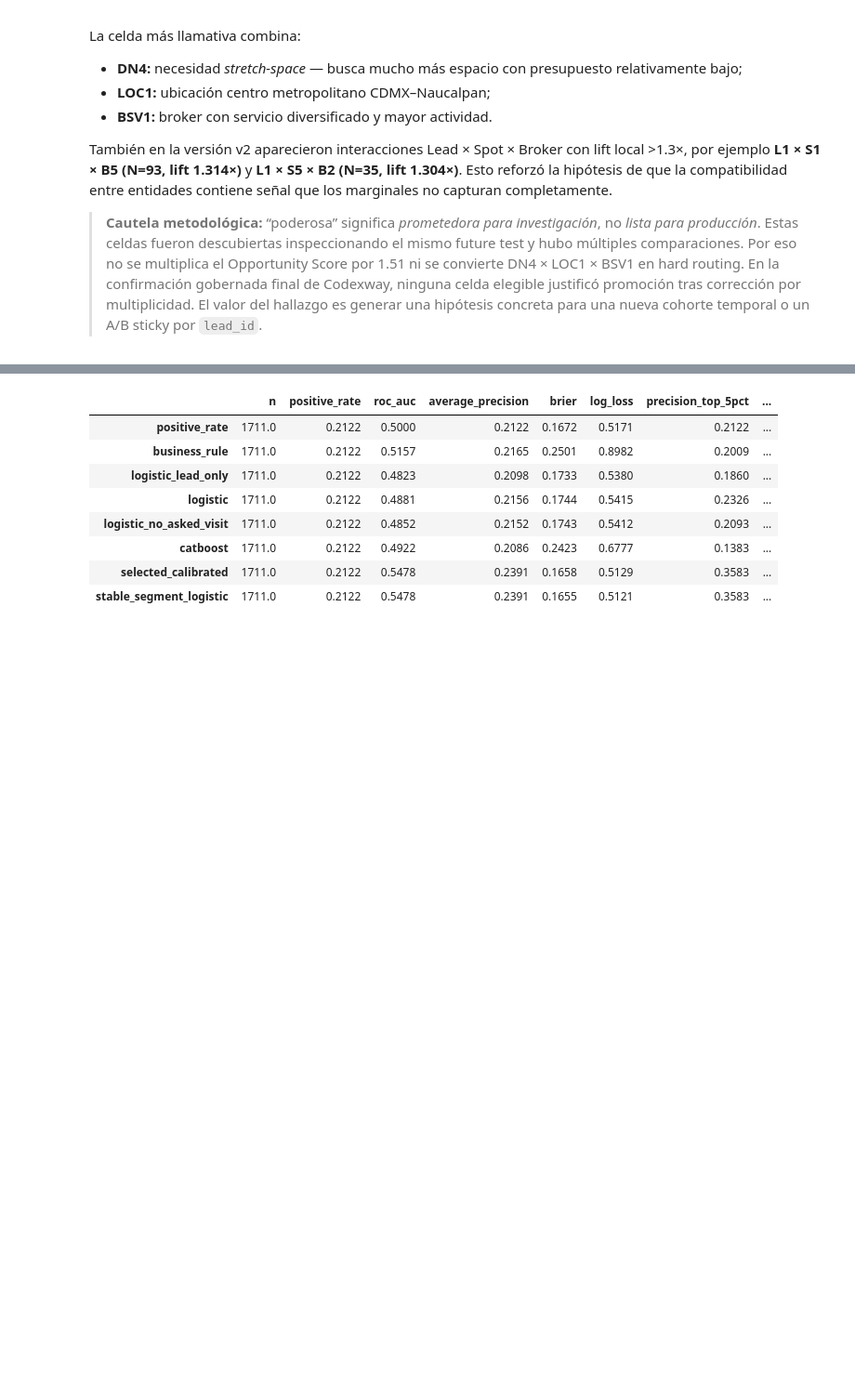
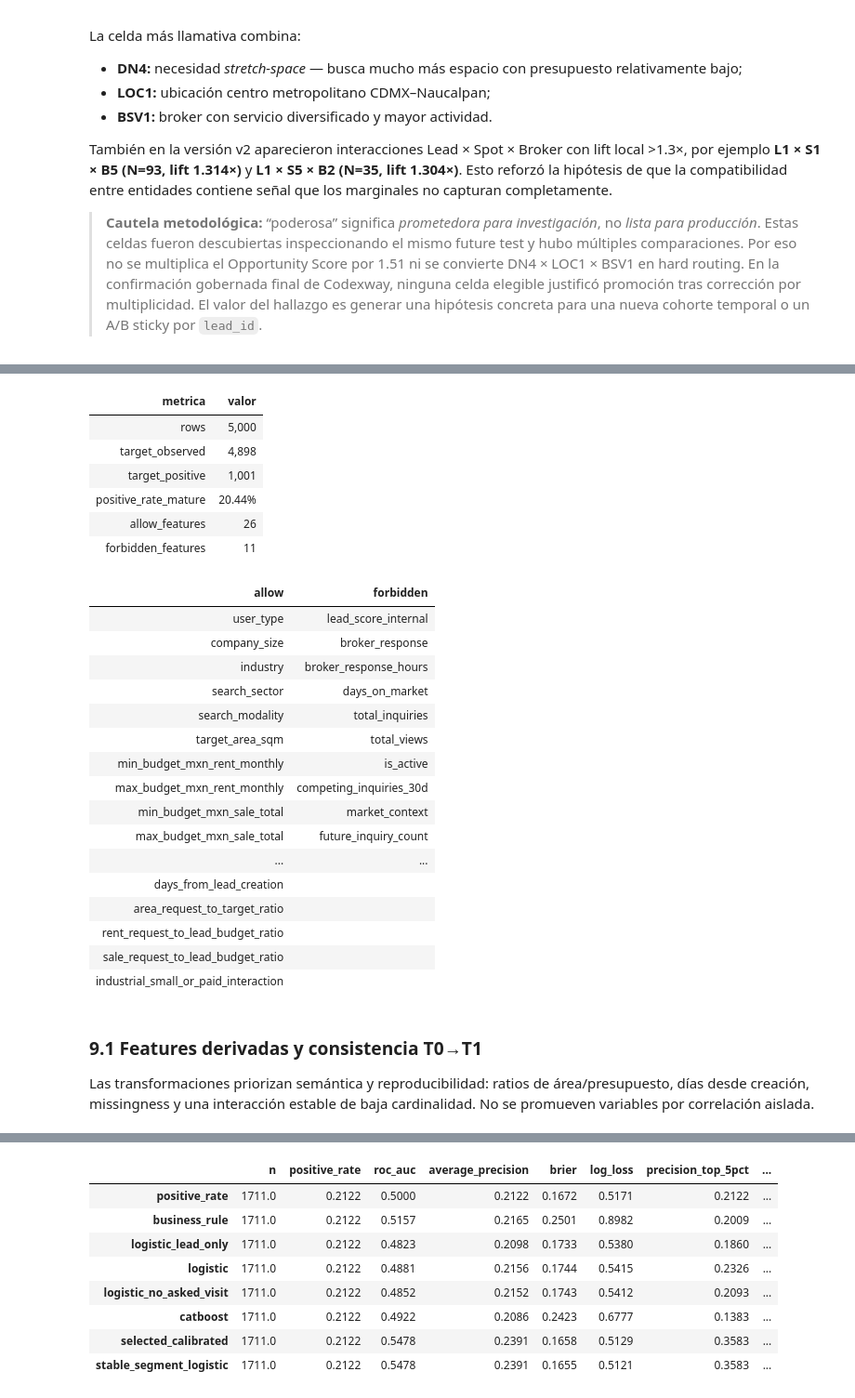
Before and after one commit to jcval94/spot2, a Jupyter notebook: codexway/notebooks/spot2_assessment.ipynb, the cells around one changed output, grey strips where cells are left out. Shown at 93% size. Cells and saved outputs as stored; diff of their text form; code cells hidden in the pictures; blank space fills up the shorter version.

```diff
--- a/codexway/notebooks/spot2_assessment.ipynb
+++ b/codexway/notebooks/spot2_assessment.ipynb
@@ -337,0 +472,39 @@ display(
+# %%
+abt_t1 = pd.read_parquet(ROOT/'outputs/abt/abt_t1_first_inquiry.parquet')
+policy = yaml.safe_load((ROOT/'config/feature_policy.yaml').read_text(encoding='utf-8'))['clean_t1']
+summary = {'rows': len(abt_t1), 'columns': abt_t1.shape[1],
+           'target_observed': int(abt_t1['target'].notna().sum()),
+           'target_positive': int((abt_t1['target']==1).sum()),
+           'allow_features': len(policy['allow']),
+           'forbidden_features': len(policy['forbidden'])}
+display(pd.Series(summary, name='ABT T1'))
+display(pd.DataFrame({'allow': pd.Series(policy['allow']), 'forbidden': pd.Series(policy['forbidden'])}))
+# %% [output]
+| metrica | valor |
+| rows | 5,000 |
+| target_observed | 4,898 |
+| target_positive | 1,001 |
+| positive_rate_mature | 20.44% |
+| allow_features | 26 |
+| forbidden_features | 11 |
+| allow | forbidden |
+| user_type | lead_score_internal |
+| company_size | broker_response |
+| industry | broker_response_hours |
+| search_sector | days_on_market |
+| search_modality | total_inquiries |
+| target_area_sqm | total_views |
+| min_budget_mxn_rent_monthly | is_active |
+| max_budget_mxn_rent_monthly | competing_inquiries_30d |
+| min_budget_mxn_sale_total | market_context |
+| max_budget_mxn_sale_total | future_inquiry_count |
+| ... | ... |
+| days_from_lead_creation |  |
+| area_request_to_target_ratio |  |
+| rent_request_to_lead_budget_ratio |  |
+| sale_request_to_lead_budget_ratio |  |
+| industrial_small_or_paid_interaction |  |
+# %% [markdown]
+### 9.1 Features derivadas y consistencia T0→T1
+
+Las transformaciones priorizan semántica y reproducibilidad: ratios de área/presupuesto, días desde creación, missingness y una interacción estable de baja cardinalidad. No se promueven variables por correlación aislada.
```
Also changed, not shown: parts of 41 cells of this notebook.
